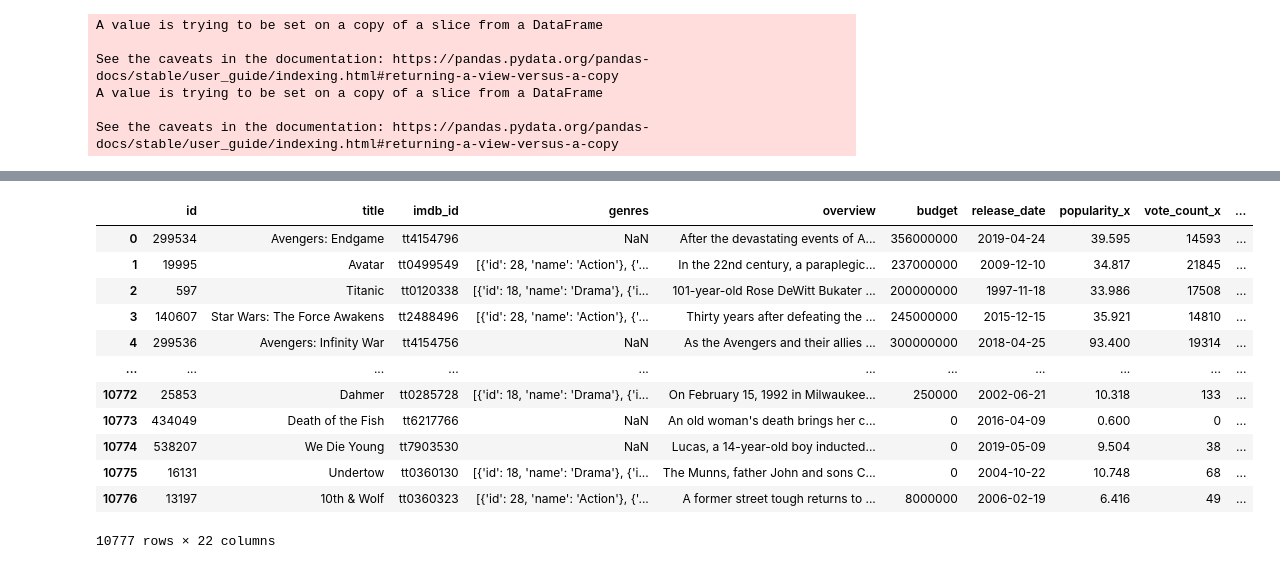
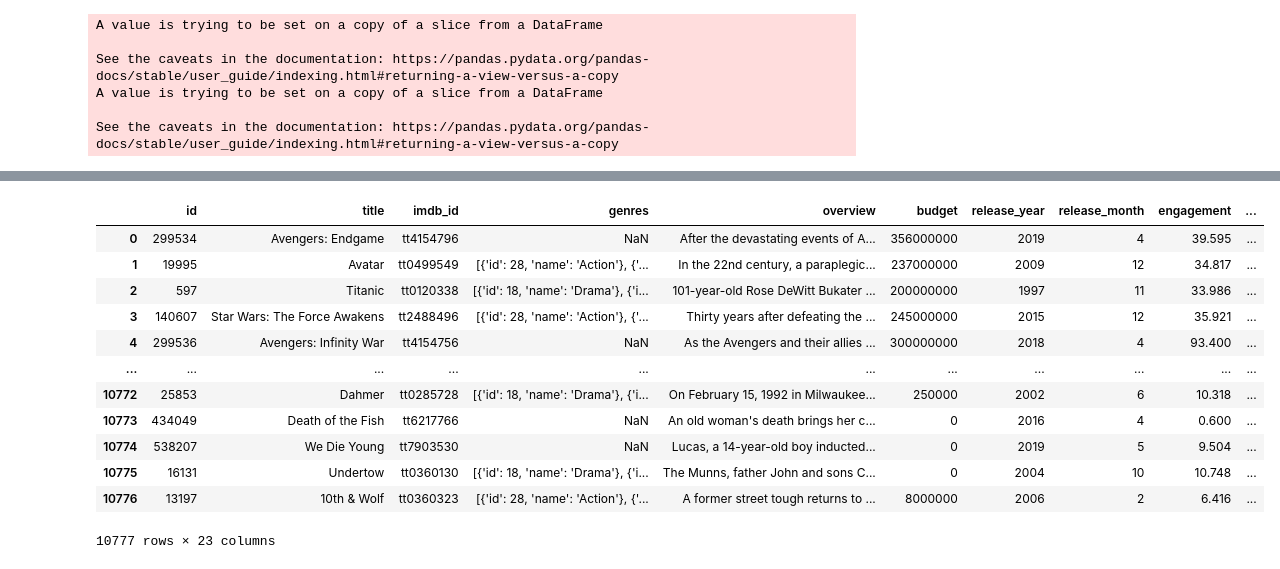
Before and after one commit to carlosiruiz/movie_market_analysis, a Jupyter notebook: Movies_Megadata.ipynb, the cells around one changed output, grey strips where cells are left out. Saved outputs shown, nothing was run; the diff lists cells and outputs as text; code cells hidden in the pictures.

```diff
--- a/Movies_Megadata.ipynb
+++ b/Movies_Megadata.ipynb
@@ -21,7 +22,3 @@ movie_md.head()
 | 3 | 3 | 35.921 | 14810 | False | 140607 | False | en | Star Wars: The Force Awakens | ... |
 | 4 | 4 | 93.400 | 19314 | False | 299536 | False | en | Avengers: Infinity War | ... |
 5 rows × 33 columns
-# %%
-#removing empty and redundant columns.
-movie_md.drop(['Unnamed: 0','video','adult','index'],axis=1,inplace=True)
-movie_md.columns
@@ -85,3 +73,11 @@ See the caveats in the documentation: https://pandas.pydata.org/pandas-docs/stab
 A value is trying to be set on a copy of a slice from a DataFrame
 
 See the caveats in the documentation: https://pandas.pydata.org/pandas-docs/stable/user_guide/indexing.html#returning-a-view-versus-a-copy
+# %%
+#separating year and month of release
+movie_md['release_year'] = movie_md['release_date'].apply(lambda x: int(x[0:4]))
+movie_md['release_month'] = movie_md['release_date'].apply(lambda x: int(x[5:7]))
+# %%
+#removing empty and redundant columns.
+movie_md.drop(['Unnamed: 0','video','adult','index','release_date'],axis=1,inplace=True)
+movie_md.columns
@@ -88,22 +92,21 @@ See the caveats in the documentation: https://pandas.pydata.org/pandas-docs/stab
 # %%
 #re arranging columns with a more easy to read order.
-new_col=[ 'id', 'title', 'imdb_id','genres','overview', 'budget', 'release_date','popularity_x', 'vote_count_x','vote_average_x','original_language', 'original_title','revenue', 'runtime', 'year', 'genre_ids','popularity_y', 'vote_count_y', 'vote_average_y','production_companies', 'production_countries', 'spoken_languages']
+new_col=[ 'id', 'title', 'imdb_id','genres','overview', 'budget', 'release_year','release_month','popularity_x', 'vote_count_x','vote_average_x','original_language', 'original_title','revenue', 'runtime', 'year', 'genre_ids','popularity_y', 'vote_count_y', 'vote_average_y','production_companies', 'production_countries', 'spoken_languages']
 movie_md=movie_md[new_col]
 pd.set_option('display.max_columns', len(new_col))
-re_names=[ 'id', 'title', 'imdb_id','genres','overview', 'budget', 'release_date','engagement', 'user_count','average_eng_per_user','original_language', 'original_title','revenue', 'runtime', 'year', 'genre_ids','popularity', 'vote_count', 'vote_average','production_companies', 'production_countries', 'spoken_languages']
-movie_md.rename(columns={"popularity_x": "engagement", "vote_count_x": "user_count", "vote_average_x": "average_eng_per_user", "popularity_y": "popularity", "vote_count_y": "vote_count", "vote_average_y": "vote_average"})
+movie_md=movie_md.rename(columns={"popularity_x": "engagement", "vote_count_x": "user_count", "vote_average_x": "average_eng_per_user", "popularity_y": "popularity", "vote_count_y": "vote_count", "vote_average_y": "vote_average"})
 movie_md
 # %% [output]
-|  | id | title | imdb_id | genres | overview | budget | release_date | popularity_x | vote_count_x | ... |
-| 0 | 299534 | Avengers: Endgame | tt4154796 | NaN | After the devastating events of A... | 356000000 | 2019-04-24 | 39.595 | 14593 | ... |
-| 1 | 19995 | Avatar | tt0499549 | [{'id': 28, 'name': 'Action'}, {'... | In the 22nd century, a paraplegic... | 237000000 | 2009-12-10 | 34.817 | 21845 | ... |
-| 2 | 597 | Titanic | tt0120338 | [{'id': 18, 'name': 'Drama'}, {'i... | 101-year-old Rose DeWitt Bukater ... | 200000000 | 1997-11-18 | 33.986 | 17508 | ... |
-| 3 | 140607 | Star Wars: The Force Awakens | tt2488496 | [{'id': 28, 'name': 'Action'}, {'... | Thirty years after defeating the ... | 245000000 | 2015-12-15 | 35.921 | 14810 | ... |
-| 4 | 299536 | Avengers: Infinity War | tt4154756 | NaN | As the Avengers and their allies ... | 300000000 | 2018-04-25 | 93.400 | 19314 | ... |
+|  | id | title | imdb_id | genres | overview | budget | release_year | release_month | engagement | ... |
+| 0 | 299534 | Avengers: Endgame | tt4154796 | NaN | After the devastating events of A... | 356000000 | 2019 | 4 | 39.595 | ... |
+| 1 | 19995 | Avatar | tt0499549 | [{'id': 28, 'name': 'Action'}, {'... | In the 22nd century, a paraplegic... | 237000000 | 2009 | 12 | 34.817 | ... |
+| 2 | 597 | Titanic | tt0120338 | [{'id': 18, 'name': 'Drama'}, {'i... | 101-year-old Rose DeWitt Bukater ... | 200000000 | 1997 | 11 | 33.986 | ... |
+| 3 | 140607 | Star Wars: The Force Awakens | tt2488496 | [{'id': 28, 'name': 'Action'}, {'... | Thirty years after defeating the ... | 245000000 | 2015 | 12 | 35.921 | ... |
+| 4 | 299536 | Avengers: Infinity War | tt4154756 | NaN | As the Avengers and their allies ... | 300000000 | 2018 | 4 | 93.400 | ... |
 | ... | ... | ... | ... | ... | ... | ... | ... | ... | ... | ... |
-| 10772 | 25853 | Dahmer | tt0285728 | [{'id': 18, 'name': 'Drama'}, {'i... | On February 15, 1992 in Milwaukee... | 250000 | 2002-06-21 | 10.318 | 133 | ... |
-| 10773 | 434049 | Death of the Fish | tt6217766 | NaN | An old woman's death brings her c... | 0 | 2016-04-09 | 0.600 | 0 | ... |
-| 10774 | 538207 | We Die Young | tt7903530 | NaN | Lucas, a 14-year-old boy inducted... | 0 | 2019-05-09 | 9.504 | 38 | ... |
-| 10775 | 16131 | Undertow | tt0360130 | [{'id': 18, 'name': 'Drama'}, {'i... | The Munns, father John and sons C... | 0 | 2004-10-22 | 10.748 | 68 | ... |
-| 10776 | 13197 | 10th & Wolf | tt0360323 | [{'id': 28, 'name': 'Action'}, {'... | A former street tough returns to ... | 8000000 | 2006-02-19 | 6.416 | 49 | ... |
+| 10772 | 25853 | Dahmer | tt0285728 | [{'id': 18, 'name': 'Drama'}, {'i... | On February 15, 1992 in Milwaukee... | 250000 | 2002 | 6 | 10.318 | ... |
+| 10773 | 434049 | Death of the Fish | tt6217766 | NaN | An old woman's death brings her c... | 0 | 2016 | 4 | 0.600 | ... |
+| 10774 | 538207 | We Die Young | tt7903530 | NaN | Lucas, a 14-year-old boy inducted... | 0 | 2019 | 5 | 9.504 | ... |
+| 10775 | 16131 | Undertow | tt0360130 | [{'id': 18, 'name': 'Drama'}, {'i... | The Munns, father John and sons C... | 0 | 2004 | 10 | 10.748 | ... |
+| 10776 | 13197 | 10th & Wolf | tt0360323 | [{'id': 28, 'name': 'Action'}, {'... | A former street tough returns to ... | 8000000 | 2006 | 2 | 6.416 | ... |
-10777 rows × 22 columns
+10777 rows × 23 columns
```
Also changed, not shown: parts of 14 cells of this notebook, 3 other files.
